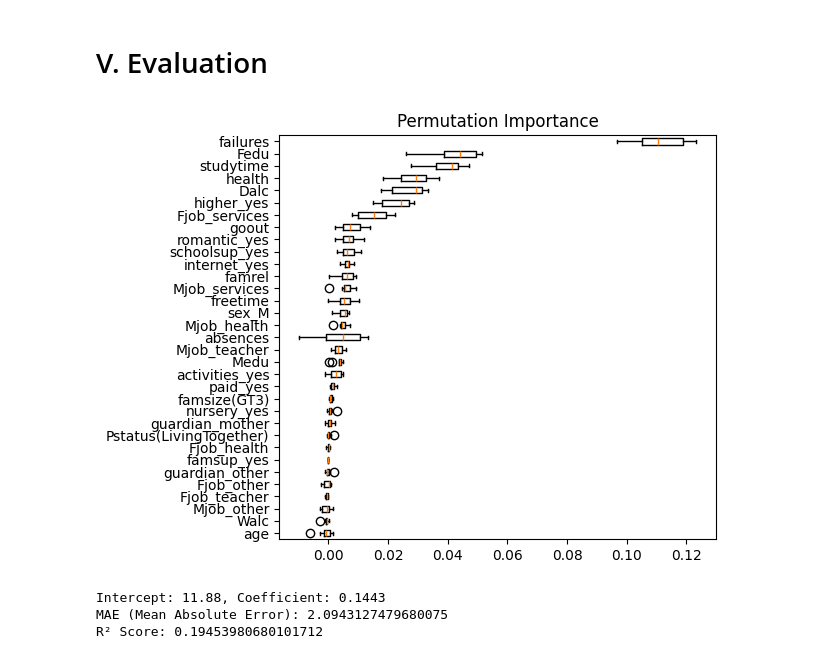
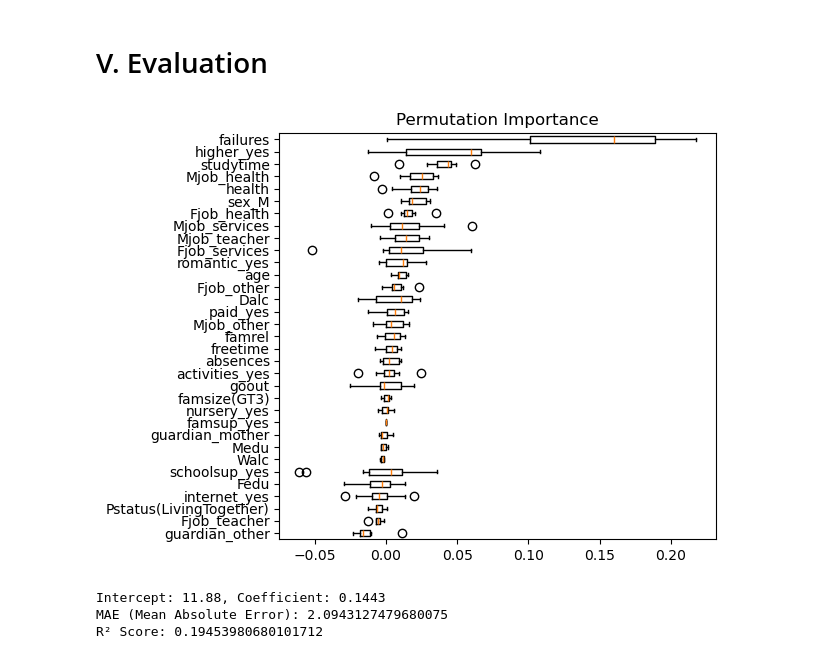
Before and after one commit to Jafestro/Data-Mallinnus, a Jupyter notebook: kidney/School-Performance.ipynb, the cells around one changed output. Drawn from its saved outputs; the diff is of its cells as text; code cells hidden in the pictures.

```diff
--- a/kidney/School-Performance.ipynb
+++ b/kidney/School-Performance.ipynb
@@ -195,23 +196,23 @@ X_train_class, X_test_class, y_train_class, y_test_class = train_test_split(X_sc
 # %%
 from sklearn.metrics import mean_absolute_error, r2_score
 
 # Regression: Linear Regression
 regressor = LinearRegression()
 regressor.fit(X_train, y_train_reg)
 
 # feature importance
 from sklearn.inspection import permutation_importance
 
-result = permutation_importance(regressor, X, y, n_repeats=10, scoring="r2", random_state=0, n_jobs=-1)
+result = permutation_importance(regressor, X_test, y_test_reg, n_repeats=10, scoring="r2", random_state=0, n_jobs=-1)
 sorted_idx = result.importances_mean.argsort()
 
 fig, ax = plt.subplots()
 ax.boxplot(result.importances[sorted_idx].T, vert=False, tick_labels=X.columns[sorted_idx])
 ax.set_title("Permutation Importance")
 fig.tight_layout()
 plt.show()
 # %% [output]
-[figure, old version]
+[figure, new version]
 # %%
 
 b0 = regressor.intercept_  # Intercept (constant term)
```
Also changed, not shown: parts of 4 cells of this notebook.
